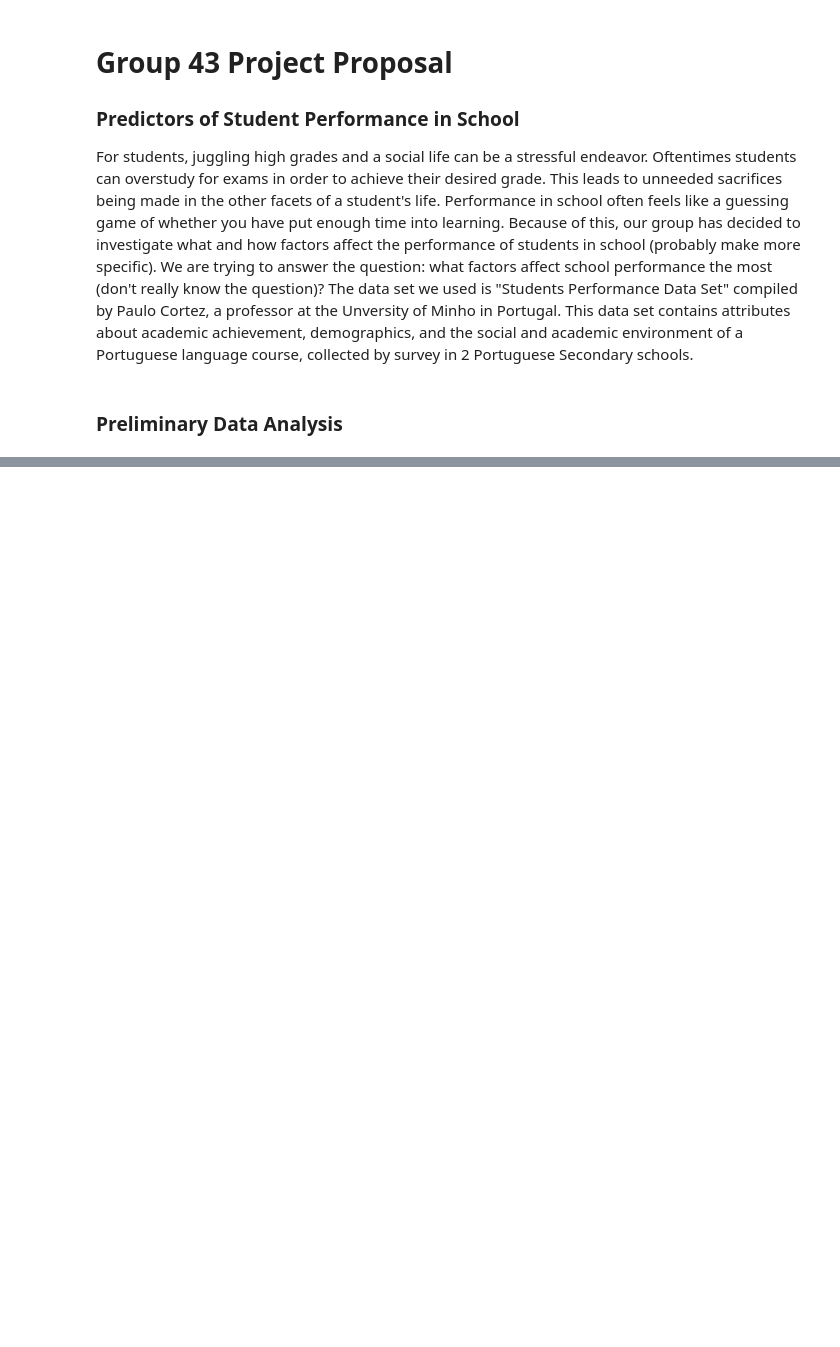
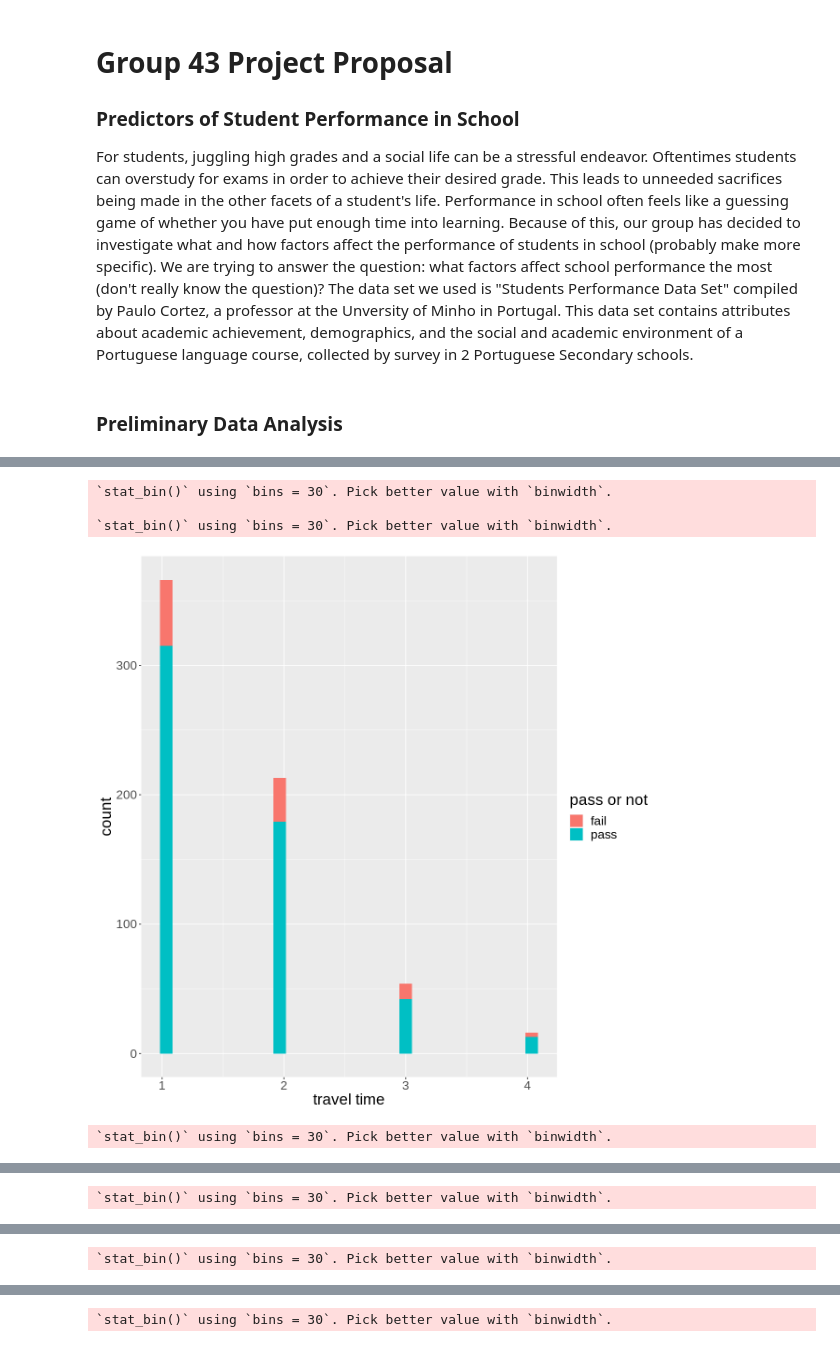
Before and after one commit to gpark8910/DSCI100_project, a Jupyter notebook: project_data.ipynb, the cells around one changed output, grey strips where cells are left out. Drawn from its saved outputs; the diff is of its cells as text; code cells hidden in the pictures; blank space fills up the shorter version.

Commit message:
proposal
add G3 column
create visualizations for each predictor
add some methods

```diff
--- a/project_data.ipynb
+++ b/project_data.ipynb
@@ -48,0 +70,57 @@ A tibble: 649 × 6
+# %%
+#create visualization for the data
+options(repr.plot.width = 10, repr.plot.height = 10)
+
+travel_time_distribution <- student_data %>%
+   ggplot(aes(x = traveltime, fill = G3)) +
+   geom_histogram() +
+   labs(x = "travel time", fill = "pass or not") +
+   theme(text = element_text(size = 20))
+
+travel_time_distribution
+
+study_time_distribution <- student_data %>%
+   ggplot(aes(x = studytime, fill = G3)) +
+   geom_histogram() +
+   labs(x = "study time", fill = "pass or not") +
+   theme(text = element_text(size = 20))
+
+study_time_distribution
+
+free_time_distribution <- student_data %>%
+   ggplot(aes(x = freetime, fill = G3)) +
+   geom_histogram() +
+   labs(x = "free time", fill = "pass or not") +
+   theme(text = element_text(size = 20))
+
+free_time_distribution
+
+goout_time_distribution <- student_data %>%
+   ggplot(aes(x = goout, fill = G3)) +
+   geom_histogram() +
+   labs(x = "goout time", fill = "pass or not") +
+   theme(text = element_text(size = 20))
+
+goout_time_distribution
+
+grade_1_distribution <- student_data %>%
+   ggplot(aes(x = G1, fill = G3)) +
+   geom_histogram() +
+   labs(x = "grade 1", fill = "pass or not") +
+   theme(text = element_text(size = 20))
+
+grade_1_distribution
+
+grade_2_distribution <- student_data %>%
+   ggplot(aes(x = G2, fill = G3)) +
+   geom_histogram() +
+   labs(x = "grade 2", fill = "pass or not") +
+   theme(text = element_text(size = 20))
+
+grade_2_distribution
+# %% [output]
+`stat_bin()` using `bins = 30`. Pick better value with `binwidth`.
+
+`stat_bin()` using `bins = 30`. Pick better value with `binwidth`.
+[figure, added]
+`stat_bin()` using `bins = 30`. Pick better value with `binwidth`.
@@ -48,0 +128 @@ A tibble: 649 × 6
+`stat_bin()` using `bins = 30`. Pick better value with `binwidth`.
@@ -48,0 +130 @@ A tibble: 649 × 6
+`stat_bin()` using `bins = 30`. Pick better value with `binwidth`.
@@ -48,0 +132 @@ A tibble: 649 × 6
+`stat_bin()` using `bins = 30`. Pick better value with `binwidth`.
```
Also changed, not shown: parts of 4 cells of this notebook.
